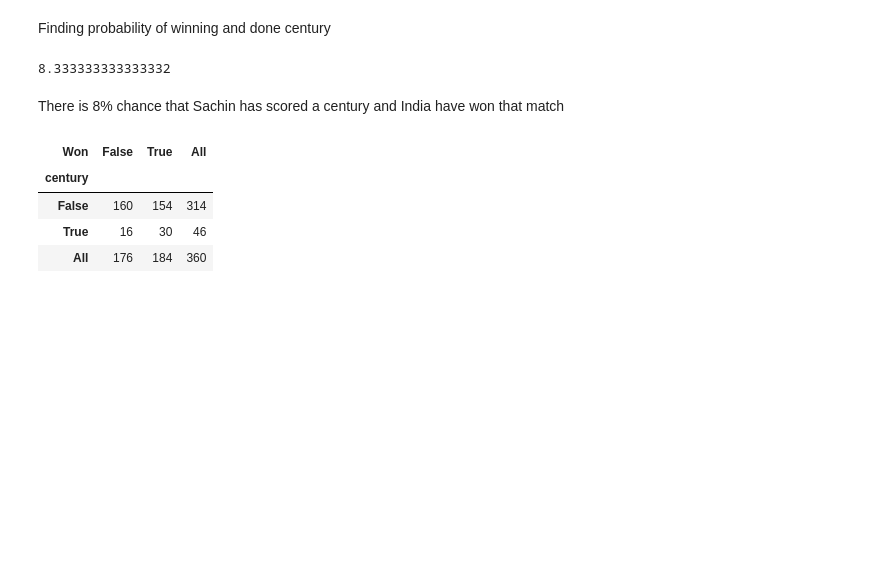
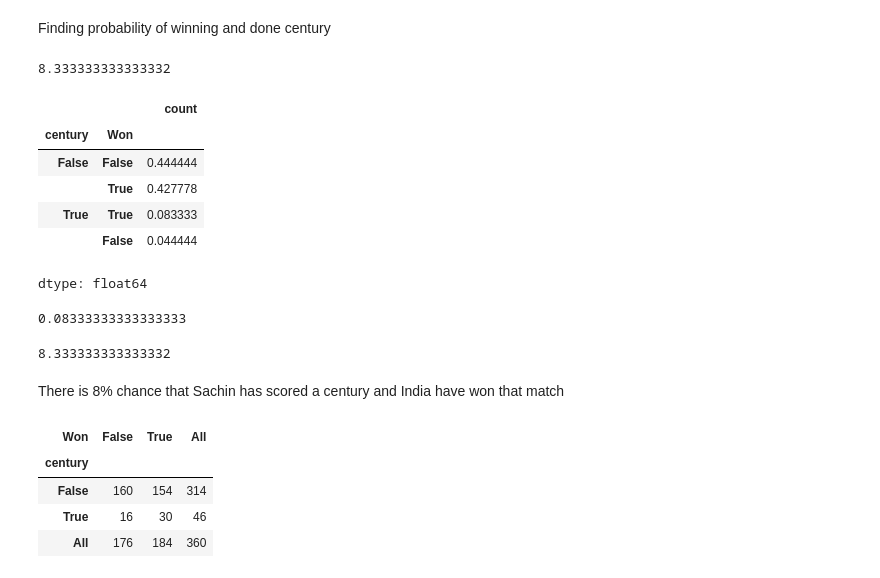
Before and after one commit to jyouser/Probability-Statistics, a Jupyter notebook: day_1_Sachin_Dataset.ipynb, the cells around one changed output. Cells and saved outputs as stored; diff of their text form; code cells hidden in the pictures; blank space fills up the shorter version.

```diff
--- a/day_1_Sachin_Dataset.ipynb
+++ b/day_1_Sachin_Dataset.ipynb
@@ -204,6 +206,24 @@ Finding probability of winning and done century
 (30/360)*100
 # %% [output]
 8.333333333333332
+# %%
+df[['century','Won']].value_counts()/len(df)
+# %% [output]
+|  |  | count |
+| century | Won |  |
+| False | False | 0.444444 |
+|  | True | 0.427778 |
+| True | True | 0.083333 |
+|  | False | 0.044444 |
+dtype: float64
+# %%
+sum((df['century']==True) & (df['Won']==True))/len(df)
+# %% [output]
+0.08333333333333333
+# %%
+(sum((df['century']==True) & (df['Won']==True))/len(df))*100
+# %% [output]
+8.333333333333332
 # %% [markdown]
 There is 8% chance that Sachin has scored a century and India have won that match
 # %%
```
Also changed, not shown: parts of 4 cells of this notebook.
